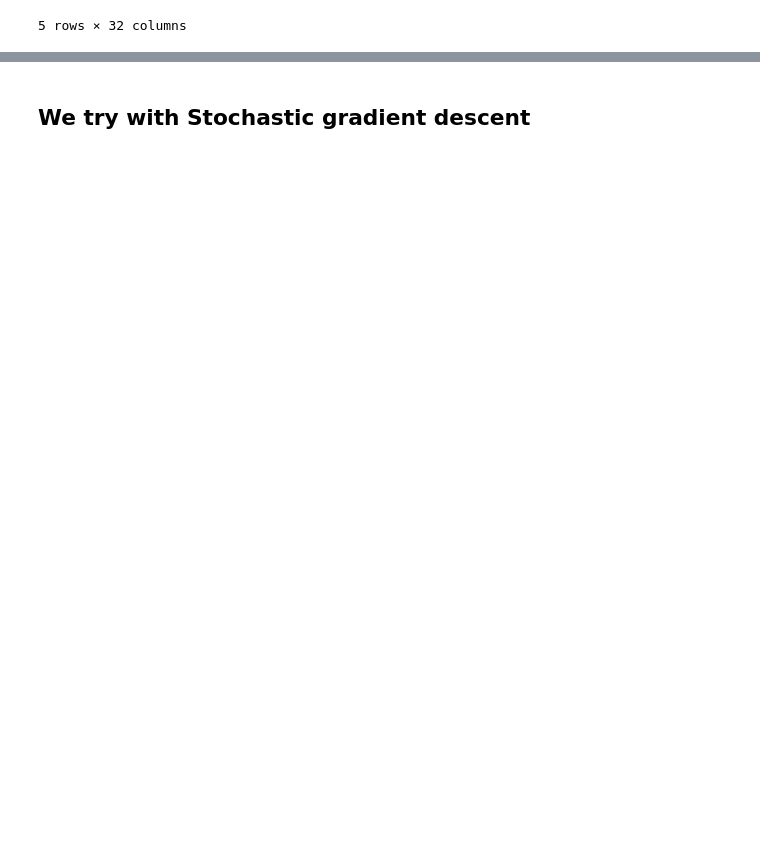
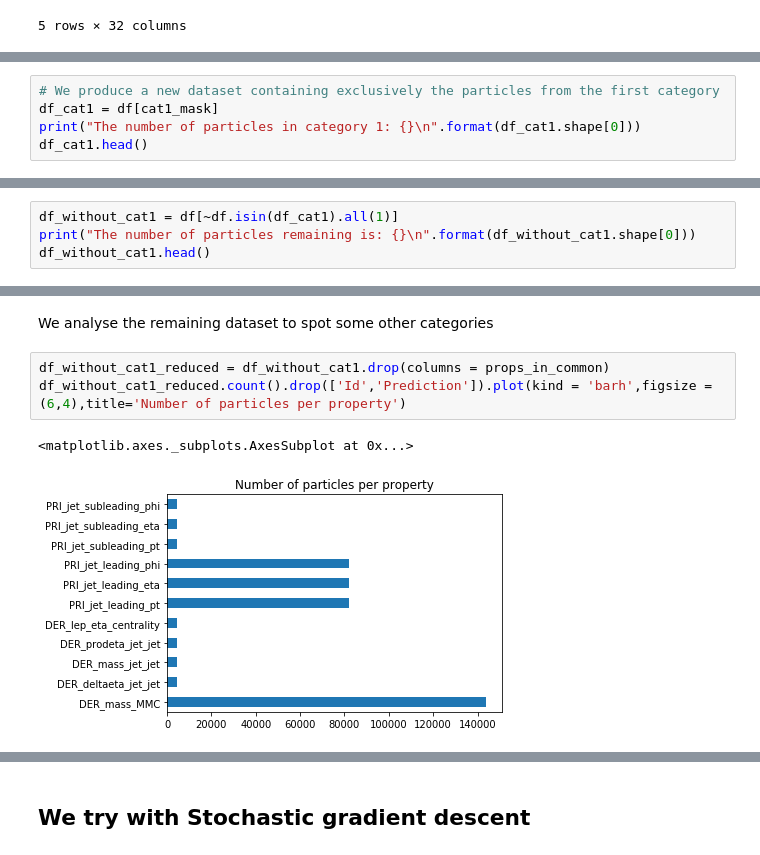
Before and after one commit to zghonda/EPFL-Machine-Learning-Higgs-2019, a Jupyter notebook: scripts/project1.ipynb, the cells around one changed output, grey strips where cells are left out. Drawn from its saved outputs; the diff is of its cells as text; blank space fills up the shorter version.

```diff
--- a/scripts/project1.ipynb
+++ b/scripts/project1.ipynb
@@ -49,0 +128,5 @@ df.describe()
+# %%
+# We produce a new dataset containing exclusively the particles from the first category
+df_cat1 = df[cat1_mask]
+print("The number of particles in category 1: {}\n".format(df_cat1.shape[0]))
+df_cat1.head()
@@ -49,0 +144,4 @@ df.describe()
+# %%
+df_without_cat1 = df[~df.isin(df_cat1).all(1)]
+print("The number of particles remaining is: {}\n".format(df_without_cat1.shape[0]))
+df_without_cat1.head()
@@ -49,0 +157,8 @@ df.describe()
+# %% [markdown]
+We analyse the remaining dataset to spot some other categories
+# %%
+df_without_cat1_reduced = df_without_cat1.drop(columns = props_in_common)
+df_without_cat1_reduced.count().drop(['Id','Prediction']).plot(kind = 'barh',figsize = (6,4),title='Number of particles per property')
+# %% [output]
+<matplotlib.axes._subplots.AxesSubplot at 0x...>
+[figure, added]
```
Also changed, not shown: parts of 35 cells of this notebook, 2 other files.
